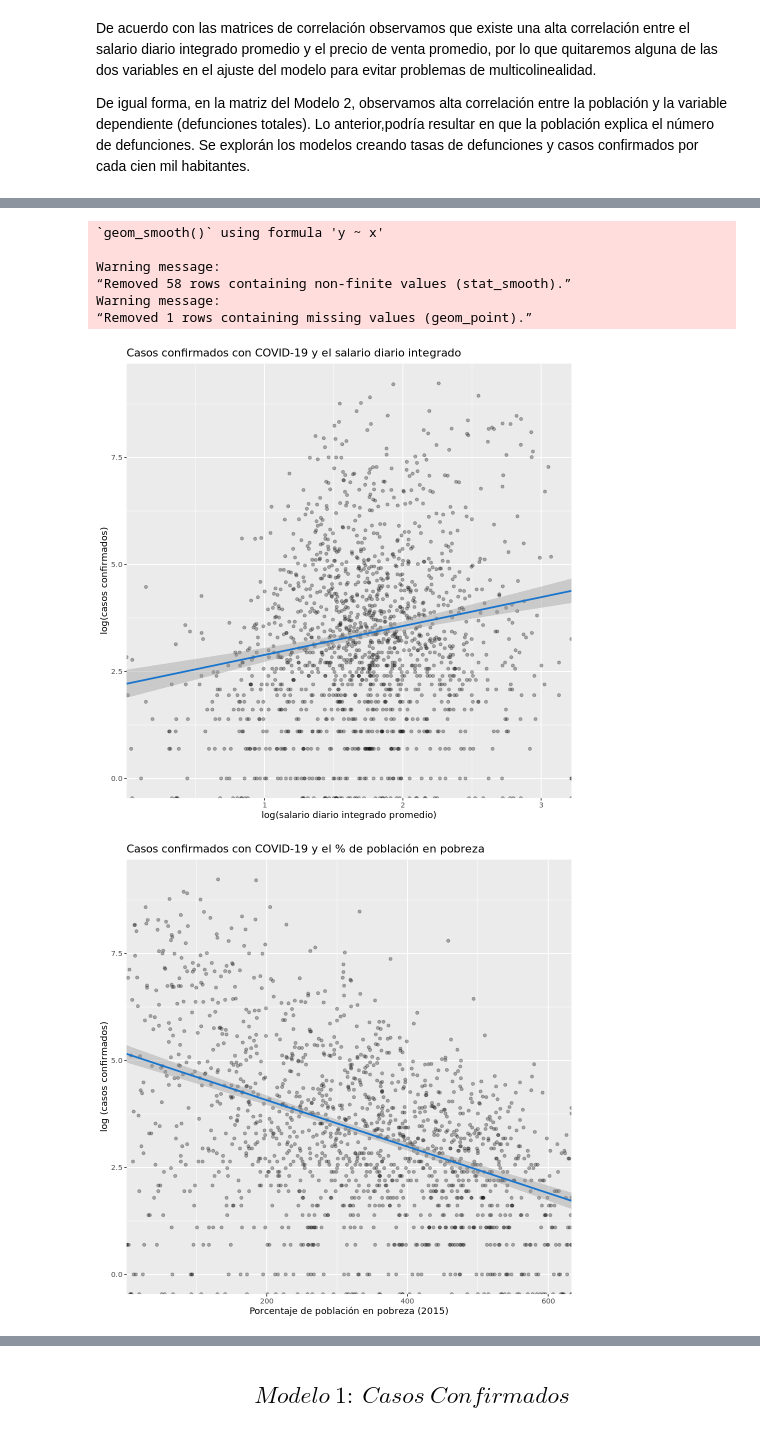
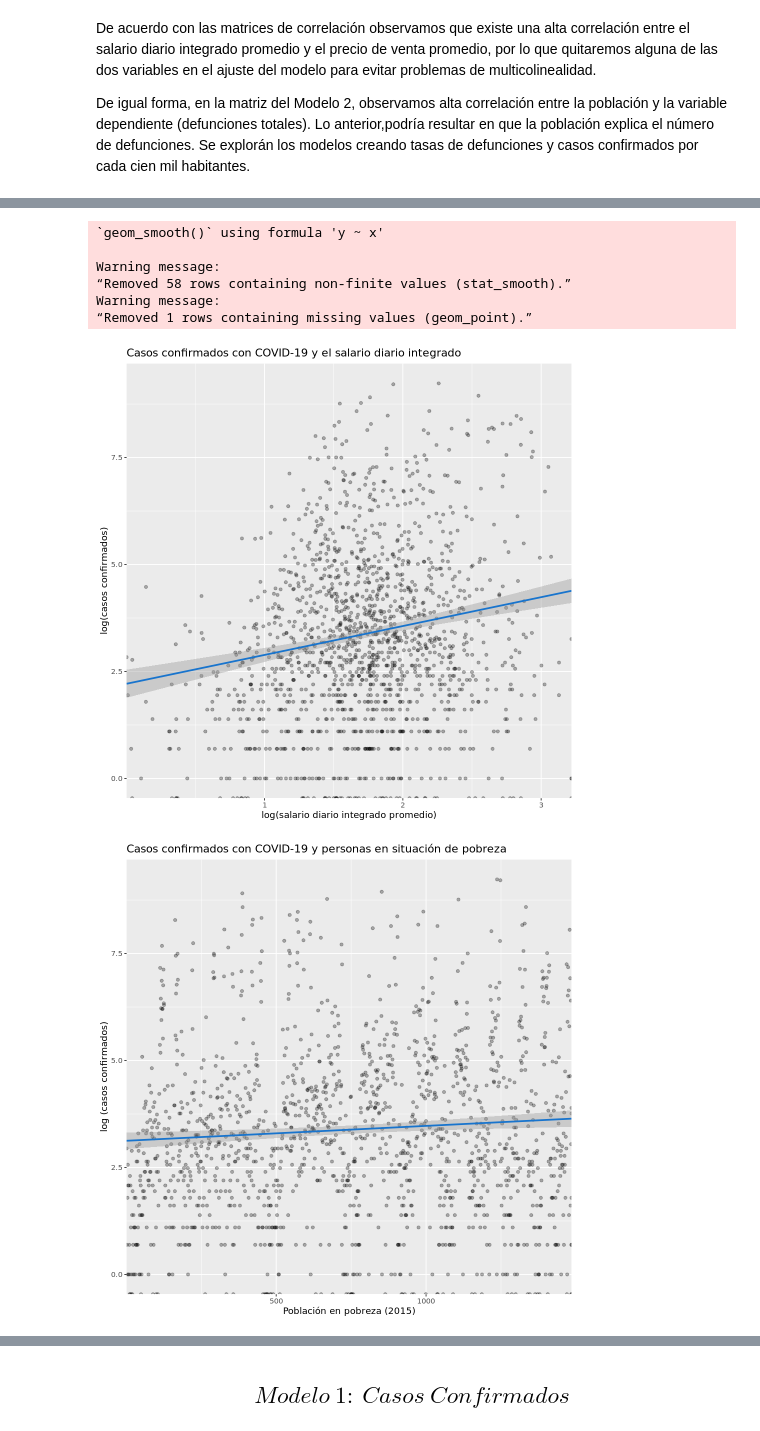
Before and after one commit to prope-2020-gh-classroom/practica-final-por-equipos-verano-2020-itam-rrmiguel-2401, a Jupyter notebook: AnalisisRegresion.ipynb, the cells around one changed output, grey strips where cells are left out. Saved outputs shown, nothing was run; the diff lists cells and outputs as text; code cells hidden in the pictures.

```diff
--- a/AnalisisRegresion.ipynb
+++ b/AnalisisRegresion.ipynb
@@ -86,6 +85,7 @@ mcorr1$log_precio<-log(mcorr1$precio_mean)
 mcorr1$log_salario<-log(mcorr1$salario_mean)
 mcorr1$ts_confirmados<-(mcorr1$confirmados_total/mcorr1$poblacion)*100000
 mcorr1$log_ts_confirmados<-log(mcorr1$ts_confirmados)
+mcorr1$log_pob_per_2015<-log(mcorr1$pob_per_2015)
 # %%
 plot_1<-ggplot(mcorr1, aes(x=log_precio, y=log_confirmados))
 plot_1 +
@@ -101,35 +101,35 @@ plot_2 +
   geom_smooth(method = "lm", color = "dodgerblue3") +
   scale_x_continuous(expand = c(0,0)) +
   labs(title = "Casos confirmados con COVID-19 y el salario diario integrado",
        x = "log(salario diario integrado promedio)", y = "log(casos confirmados)")
 
-plot_2<-ggplot(mcorr1, aes(x=pob_porc_2015, y=log_confirmados))
+plot_2<-ggplot(mcorr1, aes(x=pob_per_2015, y=log_confirmados))
 plot_2 +
   geom_point(alpha = 0.3) +
   geom_smooth(method = "lm", color = "dodgerblue3") +
   scale_x_continuous(expand = c(0,0)) +
-  labs(title = "Casos confirmados con COVID-19 y el % de población en pobreza",
-       x = "Porcentaje de población en pobreza (2015)", y = "log (casos confirmados)")
+  labs(title = "Casos confirmados con COVID-19 y personas en situación de pobreza",
+       x = "Población en pobreza (2015)", y = "log (casos confirmados)")
 # %% [output]
 `geom_smooth()` using formula 'y ~ x'
 
 Warning message:
 “Removed 58 rows containing non-finite values (stat_smooth).”
 Warning message:
 “Removed 1 rows containing missing values (geom_point).”
 `geom_smooth()` using formula 'y ~ x'
 
 Warning message:
 “Removed 58 rows containing non-finite values (stat_smooth).”
 Warning message:
 “Removed 1 rows containing missing values (geom_point).”
 [figure]
 `geom_smooth()` using formula 'y ~ x'
 
 Warning message:
 “Removed 58 rows containing non-finite values (stat_smooth).”
 Warning message:
 “Removed 1 rows containing missing values (geom_point).”
 [figure]
-[figure, old version]
+[figure, new version]
 # %% [markdown]
```
Also changed, not shown: parts of 26 cells of this notebook.
